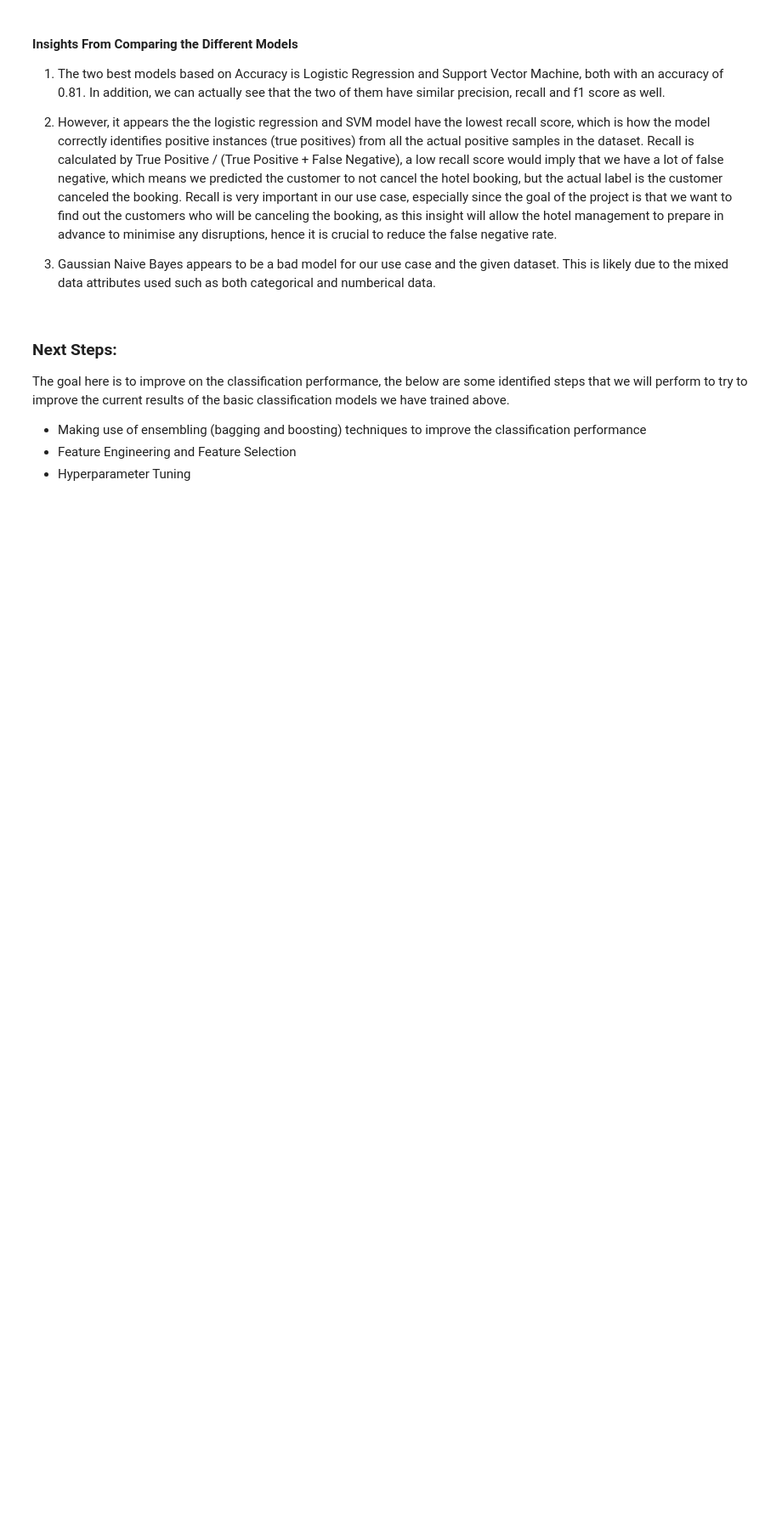
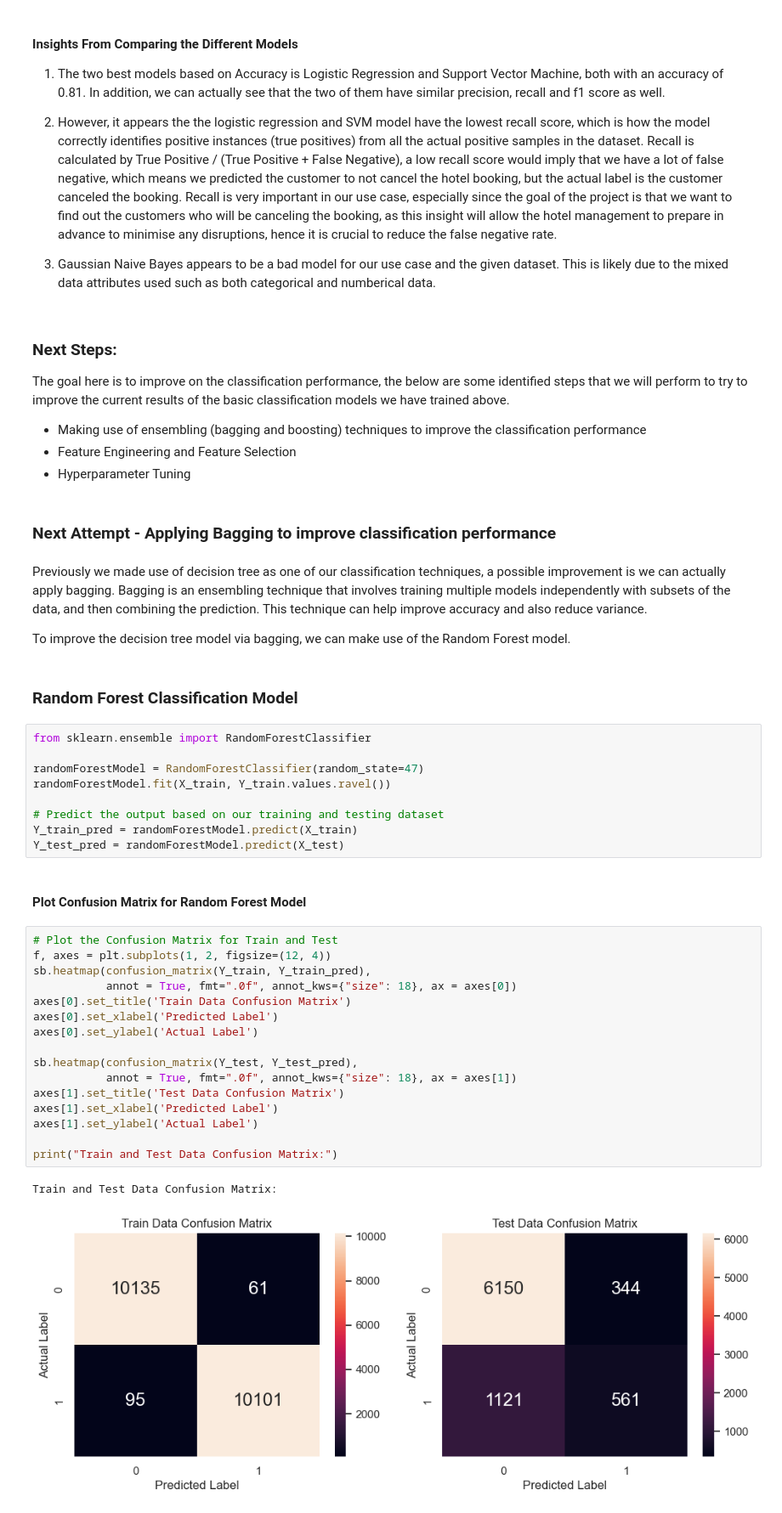
Before and after one commit to suyatinglaura/CS3244_Reservation_Cancellations_Prediction, a Jupyter notebook: ClassificationModels.ipynb, the cells around one changed output. Shown at 85% size. Cells and saved outputs as stored; diff of their text form; blank space fills up the shorter version.

```diff
--- a/ClassificationModels.ipynb
+++ b/ClassificationModels.ipynb
@@ -525,3 +525,41 @@ The goal here is to improve on the classification performance, the below are som
 - Making use of ensembling (bagging and boosting) techniques to improve the classification performance
 - Feature Engineering and Feature Selection
 - Hyperparameter Tuning
+# %% [markdown]
+### Next Attempt - Applying Bagging to improve classification performance
+# %% [markdown]
+Previously we made use of decision tree as one of our classification techniques, a possible improvement is we can actually apply bagging. Bagging is an ensembling technique that involves training multiple models independently with subsets of the data, and then combining the prediction. This technique can help improve accuracy and also reduce variance.
+
+To improve the decision tree model via bagging, we can make use of the Random Forest model.
+# %% [markdown]
+### Random Forest Classification Model
+# %%
+from sklearn.ensemble import RandomForestClassifier
+
+randomForestModel = RandomForestClassifier(random_state=47)
+randomForestModel.fit(X_train, Y_train.values.ravel())
+
+# Predict the output based on our training and testing dataset
+Y_train_pred = randomForestModel.predict(X_train)
+Y_test_pred = randomForestModel.predict(X_test)
+# %% [markdown]
+#### Plot Confusion Matrix for  Random Forest Model
+# %%
+# Plot the Confusion Matrix for Train and Test
+f, axes = plt.subplots(1, 2, figsize=(12, 4))
+sb.heatmap(confusion_matrix(Y_train, Y_train_pred),
+           annot = True, fmt=".0f", annot_kws={"size": 18}, ax = axes[0])
+axes[0].set_title('Train Data Confusion Matrix')
+axes[0].set_xlabel('Predicted Label')
+axes[0].set_ylabel('Actual Label')
+
+sb.heatmap(confusion_matrix(Y_test, Y_test_pred),
+           annot = True, fmt=".0f", annot_kws={"size": 18}, ax = axes[1])
+axes[1].set_title('Test Data Confusion Matrix')
+axes[1].set_xlabel('Predicted Label')
+axes[1].set_ylabel('Actual Label')
+
+print("Train and Test Data Confusion Matrix:")
+# %% [output]
+Train and Test Data Confusion Matrix:
+[figure, added]
```
Also changed, not shown: parts of 5 cells of this notebook.
